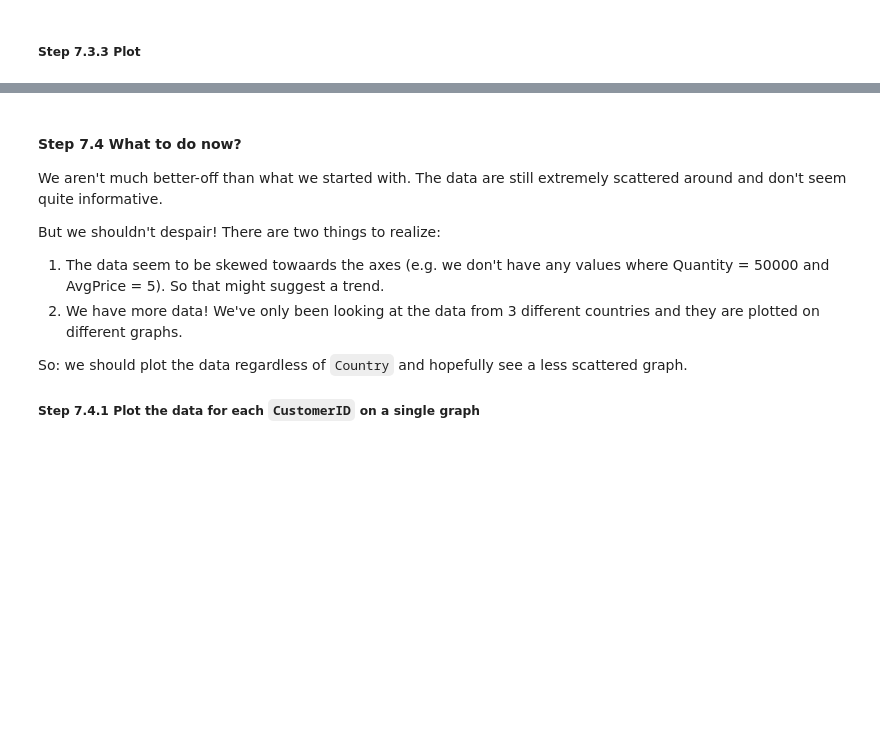
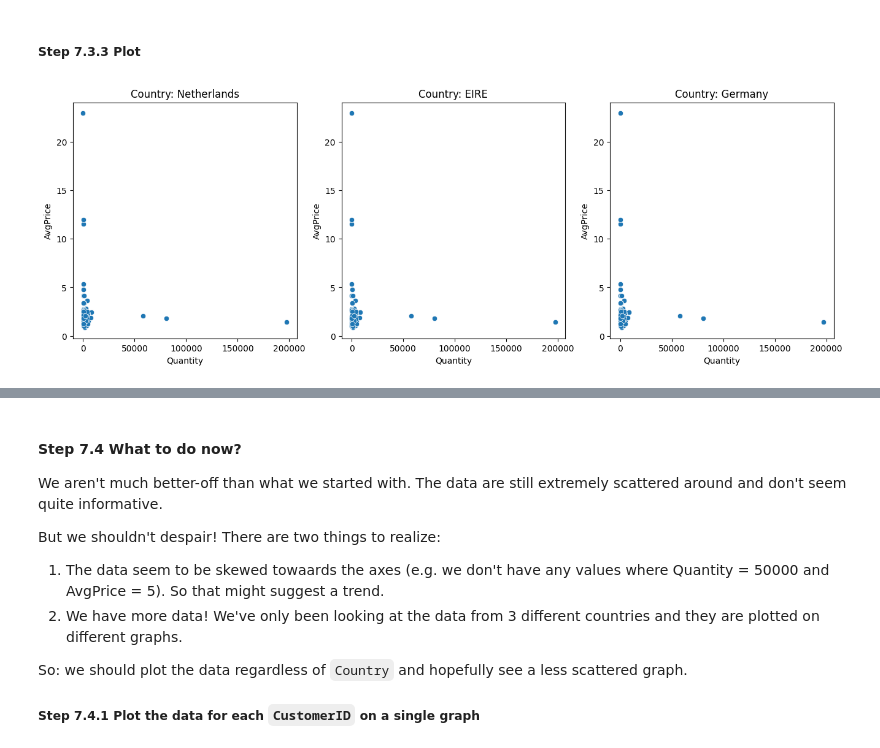
Before and after one commit to progen1tor/pandas-exercises-progress, a Jupyter notebook: 07_visualization/online_retail.ipynb, the cells around one changed output, grey strips where cells are left out. Cells and saved outputs as stored; diff of their text form; code cells hidden in the pictures; blank space fills up the shorter version.

```diff
--- a/07_visualization/online_retail.ipynb
+++ b/07_visualization/online_retail.ipynb
@@ -113,3 +149,7 @@ We need to unpack that.
 #### Step 7.3 Modify, select and plot data
 ##### Step 7.3.1 Add a column to online_rt called `Revenue` calculate the revenue (Quantity * UnitPrice) from each sale.
 We will use this later to figure out an average price per customer.
+# %%
+online_rt_copy = online_rt.copy()
+online_rt_copy['Revenue'] = online_rt_copy.Quantity * online_rt_copy.UnitPrice
+online_rt_copy.head()
@@ -116,2 +163,5 @@ We will use this later to figure out an average price per customer.
 # %% [markdown]
 ##### Step 7.3.2 Group by `CustomerID` and `Country` and find out the average price (`AvgPrice`) each customer spends per unit.
+# %%
+stats_7 = online_rt_copy.loc[online_rt_copy.Country.isin(quantity_stats_top_3.index)].groupby(['CustomerID', 'Country'])[['Quantity', 'Revenue']].sum()
+stats_7['AvgPrice'] = stats_7.Revenue / stats_7.Quantity
@@ -118,2 +183,17 @@ We will use this later to figure out an average price per customer.
 # %% [markdown]
 ##### Step 7.3.3 Plot
+# %%
+# in original examples authors used seaborn so i'm gonna to use it too cuz why not
+import seaborn as sns
+
+fig, axes = plt.subplots(1, 3, figsize=(16, 5))
+countries = quantity_stats_top_3.index
+
+for ax, c in zip(axes, countries):
+    sns.scatterplot(
+        stats_7, x='Quantity', y='AvgPrice',
+        ax=ax
+    )
+    ax.set_title(f'Country: {c}')
+# %% [output]
+[figure, added]
```
Also changed, not shown: parts of 11 cells of this notebook.
